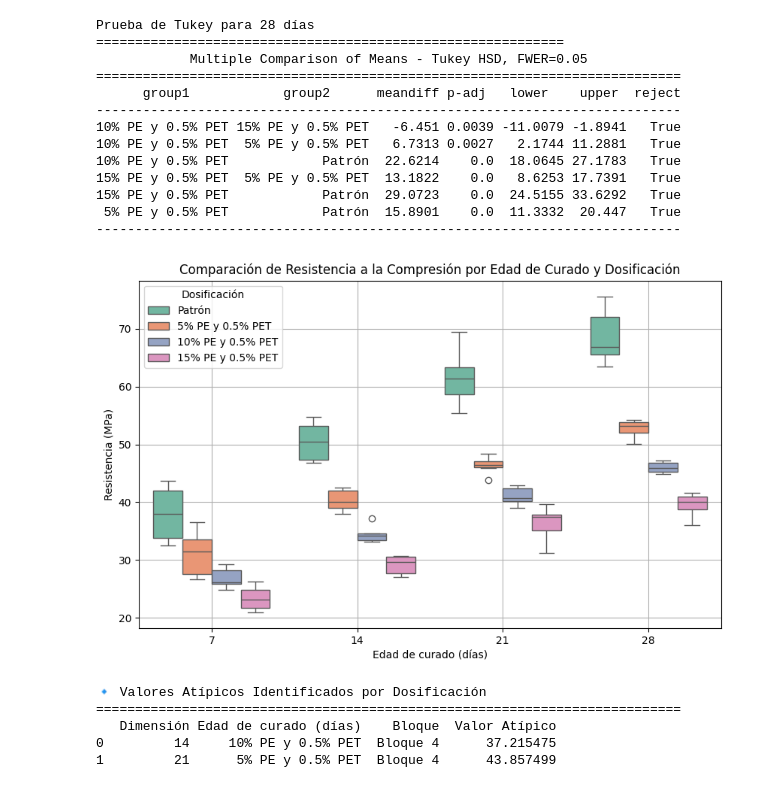
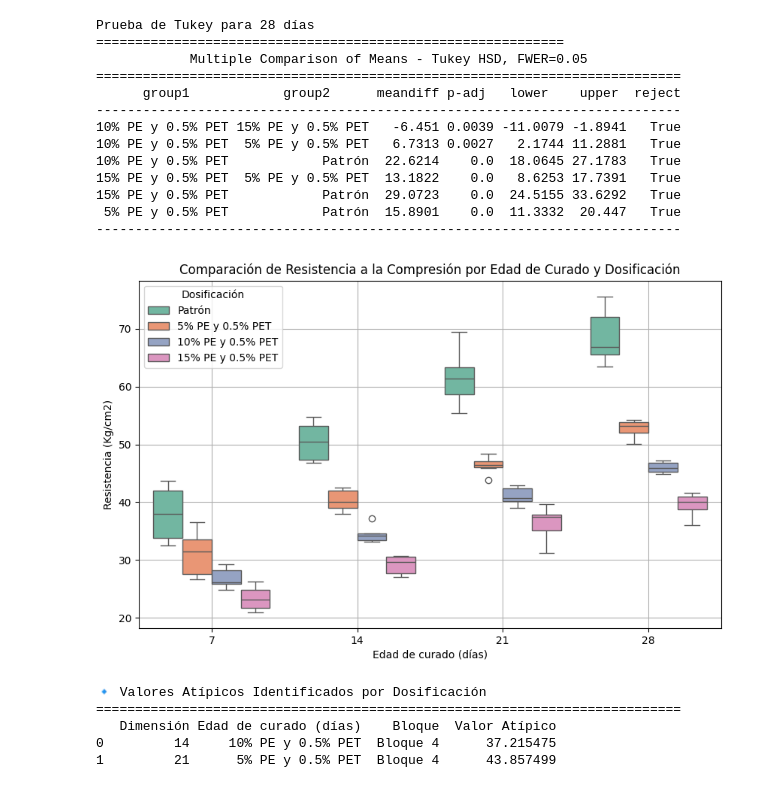
Before and after one commit to luisangel181/tesis_ingcivil, a Jupyter notebook: Resistencia_a_la_Compresion_de_Bloques_de_Concreto.ipynb, the cells around one changed output. Cells and saved outputs as stored; diff of their text form; code cells hidden in the pictures.

```diff
--- a/Resistencia_a_la_Compresion_de_Bloques_de_Concreto.ipynb
+++ b/Resistencia_a_la_Compresion_de_Bloques_de_Concreto.ipynb
@@ -433,22 +433,22 @@ Prueba de Tukey para 28 días
 # %%
 #Graficar Resultados
 
 # Convertir los datos al formato adecuado para visualización
 df_melted = df.melt(id_vars=['Dosificación', 'Edad de curado (días)'],
                     value_vars=['Bloque 1', 'Bloque 2', 'Bloque 3', 'Bloque 4', 'Bloque 5', 'Bloque 6'],
-                    var_name='Bloque', value_name='Resistencia (MPa)')
+                    var_name='Bloque', value_name='Resistencia (Kg/cm2)')
 
 # Asegurarse de que el nombre de la columna coincide exactamente
 df_melted.columns = df_melted.columns.str.strip()
 
 # Configuración del gráfico
 plt.figure(figsize=(10, 6))
-sns.boxplot(x=df_melted['Edad de curado (días)'], y=df_melted['Resistencia (MPa)'], hue=df_melted['Dosificación'], palette="Set2")
+sns.boxplot(x=df_melted['Edad de curado (días)'], y=df_melted['Resistencia (Kg/cm2)'], hue=df_melted['Dosificación'], palette="Set2")
 plt.title('Comparación de Resistencia a la Compresión por Edad de Curado y Dosificación')
 plt.grid(True)
 plt.show()
 # %% [output]
-[figure, old version]
+[figure, new version]
 # %%
 # Calcular los valores atípicos para cada dia y dosificación por separado
 outliers_individuales = []
```
Also changed, not shown: parts of 1 cell of this notebook.
